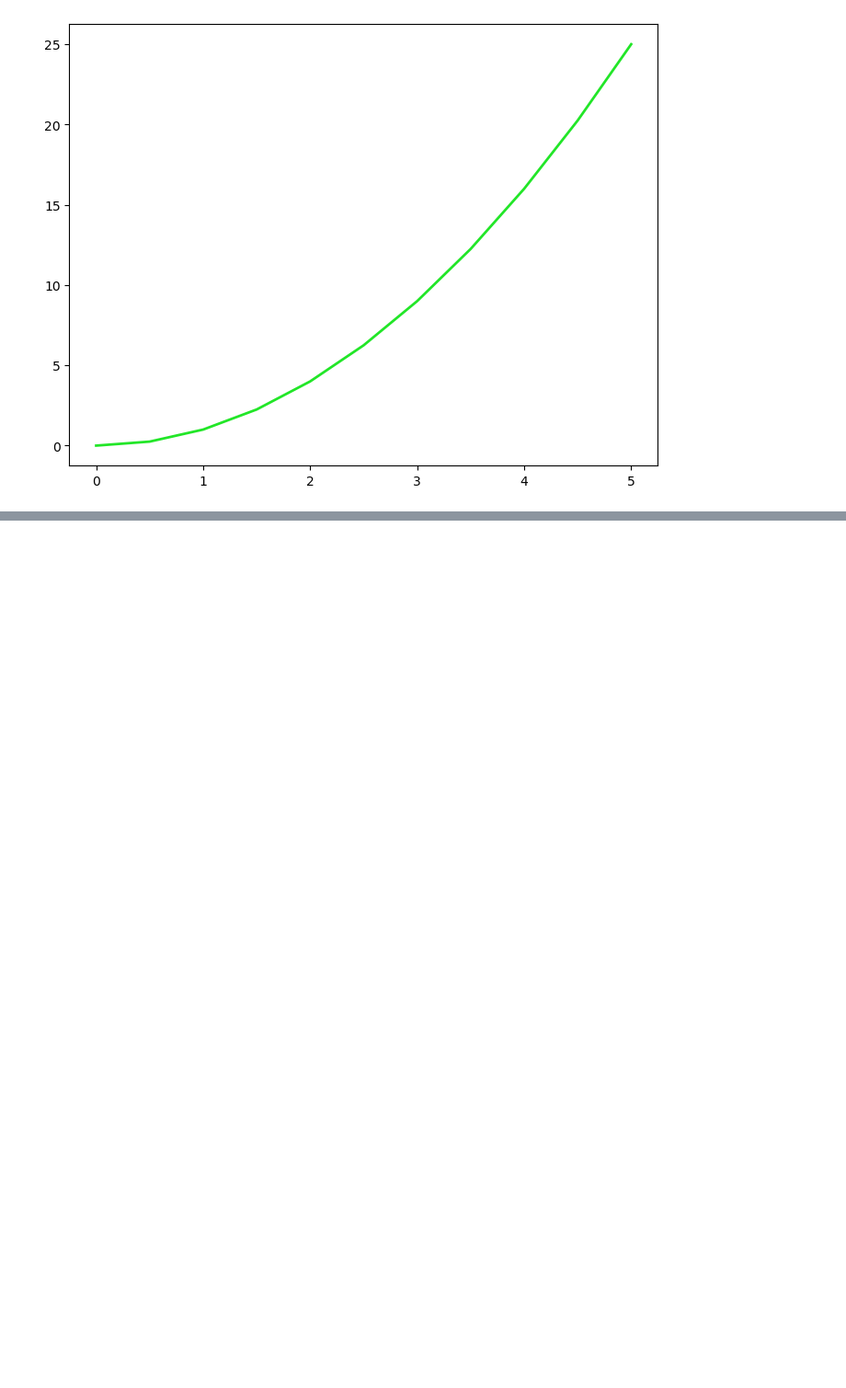
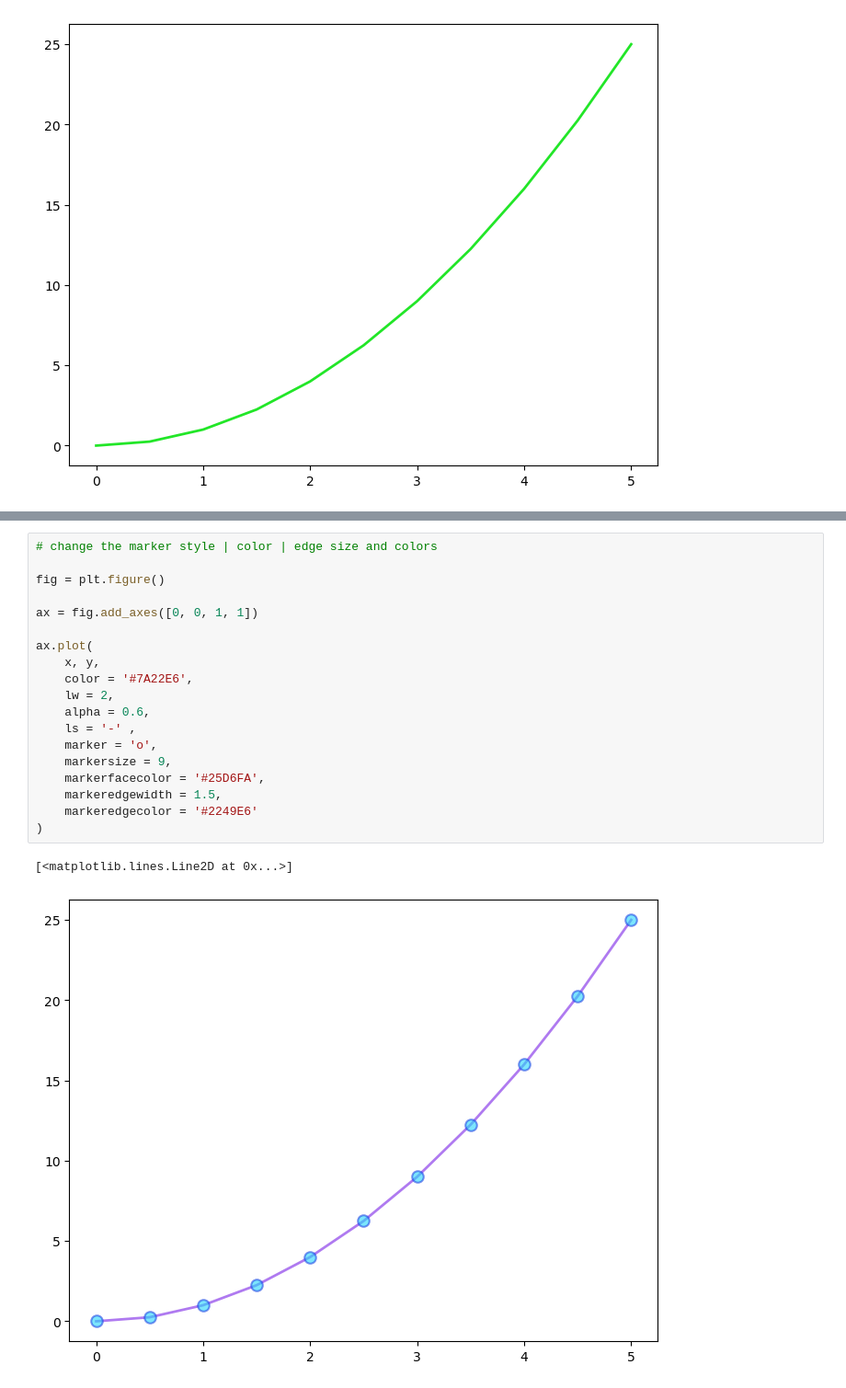
Before and after one commit to Malinda1/machine-learning_course_01, a Jupyter notebook: data_visualization/data_visualization_01.ipynb, the cells around one changed output, grey strips where cells are left out. Shown at 92% size. Cells and saved outputs as stored; diff of their text form; blank space fills up the shorter version.

```diff
--- a/data_visualization/data_visualization_01.ipynb
+++ b/data_visualization/data_visualization_01.ipynb
@@ -171,0 +188,22 @@ ax.plot(x, y, color = '#3A22E6', linewidth = 3, alpha = 0.5)
+# %%
+# change the marker style | color | edge size and colors
+
+fig = plt.figure()
+
+ax = fig.add_axes([0, 0, 1, 1])
+
+ax.plot(
+    x, y,
+    color = '#7A22E6',
+    lw = 2,
+    alpha = 0.6,
+    ls = '-' ,
+    marker = 'o',
+    markersize = 9,
+    markerfacecolor = '#25D6FA',
+    markeredgewidth = 1.5,
+    markeredgecolor = '#2249E6'
+)
+# %% [output]
+[<matplotlib.lines.Line2D at 0x...>]
+[figure, added]
```
Also changed, not shown: parts of 3 cells of this notebook.
